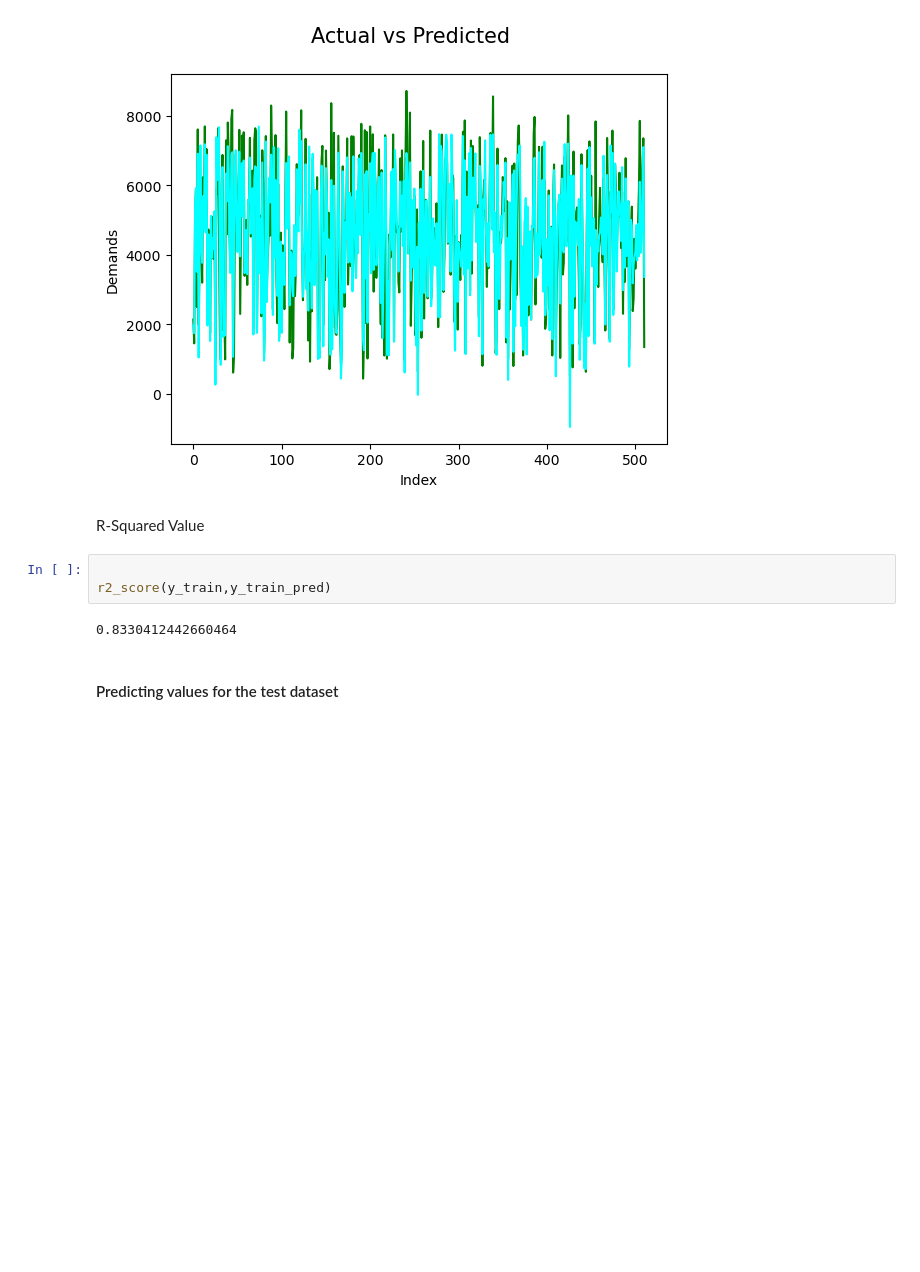
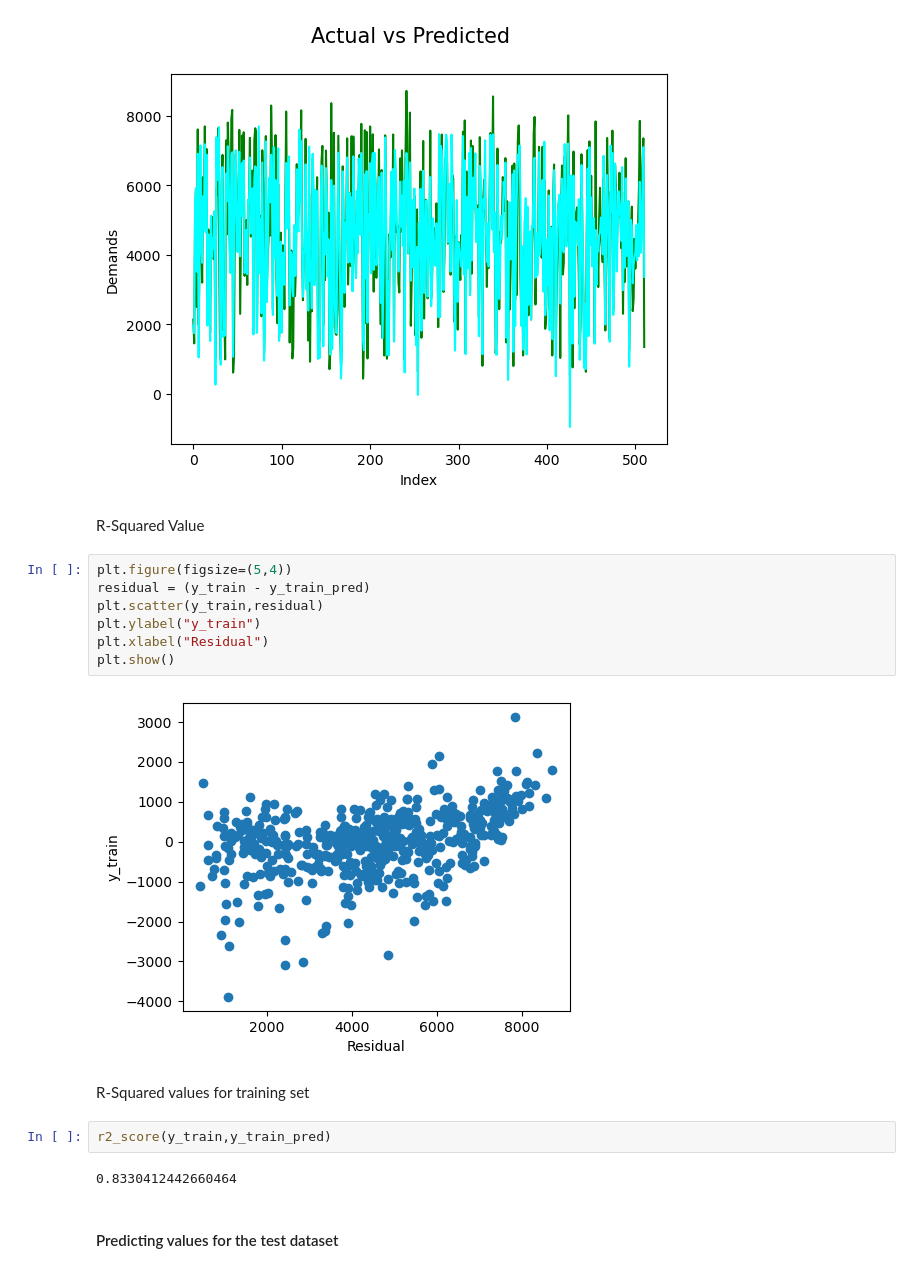
Before and after one commit to howxl/Bike_Sharing_Assignment, a Jupyter notebook: Bike Sharing Assignment.ipynb, the cells around one changed output. Drawn from its saved outputs; the diff is of its cells as text; blank space fills up the shorter version.

```diff
--- a/Bike Sharing Assignment.ipynb
+++ b/Bike Sharing Assignment.ipynb
@@ -611,8 +613,18 @@ plt.show()
 [figure]
 # %% [markdown]
 R-Squared Value
+# %%
+plt.figure(figsize=(5,4))
+residual = (y_train - y_train_pred)
+plt.scatter(y_train,residual)
+plt.ylabel("y_train")
+plt.xlabel("Residual")
+plt.show()
+# %% [output]
+[figure, added]
+# %% [markdown]
+R-Squared values for training set
 # %%
-
 r2_score(y_train,y_train_pred)
 # %% [output]
 0.8330412442660464
```
Also changed, not shown: parts of 8 cells of this notebook.
